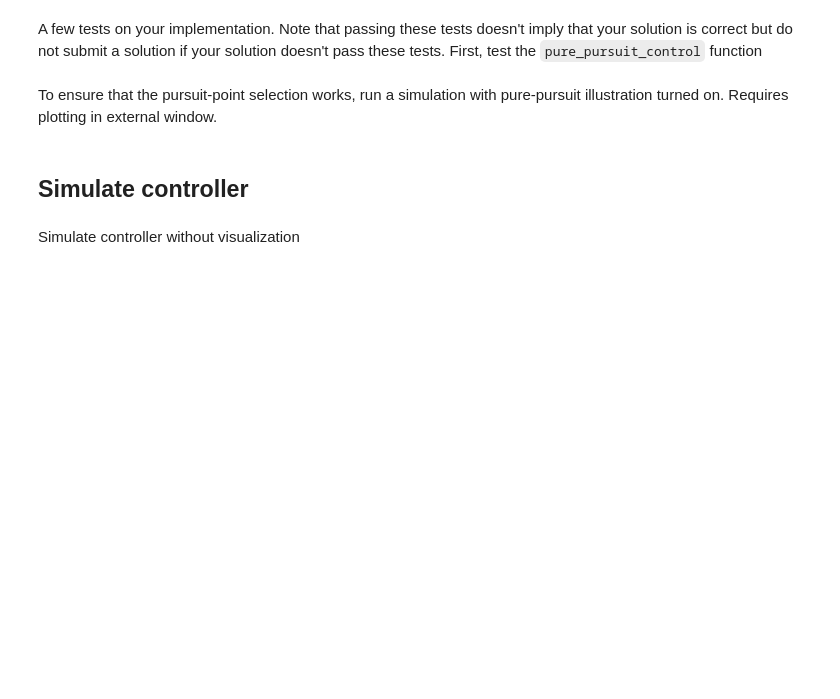
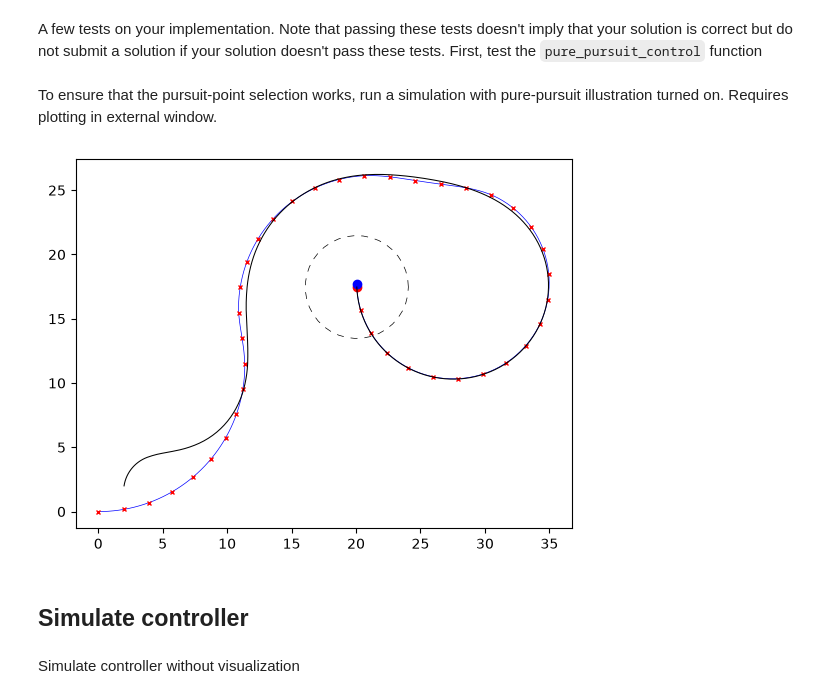
Before and after one commit to SoshyantYoussefi/Autonomous-Vehicles, a Jupyter notebook: HI3-Vehicle_motion_control/python/main.ipynb, the cells around one changed output. Cells and saved outputs as stored; diff of their text form; code cells hidden in the pictures; blank space fills up the shorter version.

```diff
--- a/HI3-Vehicle_motion_control/python/main.ipynb
+++ b/HI3-Vehicle_motion_control/python/main.ipynb
@@ -175,14 +207,19 @@ To ensure that the pursuit-point selection works, run a simulation with pure-pur
 # %%
 s = np.linspace(0, nom_path.length, 200)
 fig, ax = plt.subplots(num=99, clear=True)
 ax.plot(nom_path.x(s), nom_path.y(s), 'b', lw=0.5)
 ax.plot(nom_path.path[:, 0], nom_path.path[:, 1], 'rx', markersize=3)
 
 car = SingleTrackModel()
 car.controller = PurePursuitController(l=4, L=car.L, path=nom_path, goal_tol=0.25, pursuit_point_fig=fig)
 
-w0 = [0, 1, np.pi / 2 * 0.9, 2]
+#ÄNDRA l & w0 HÄR
+
+
+w0 = [0, 6, np.pi / 2 * 0.9, 2]
 z_pp = car.simulate(w0, T=80, dt=0.1, t0=0.0)
+# %% [output]
+[figure, added]
 # %% [markdown]
 ## Simulate controller
 # %% [markdown]
```
Also changed, not shown: parts of 2 cells of this notebook.
